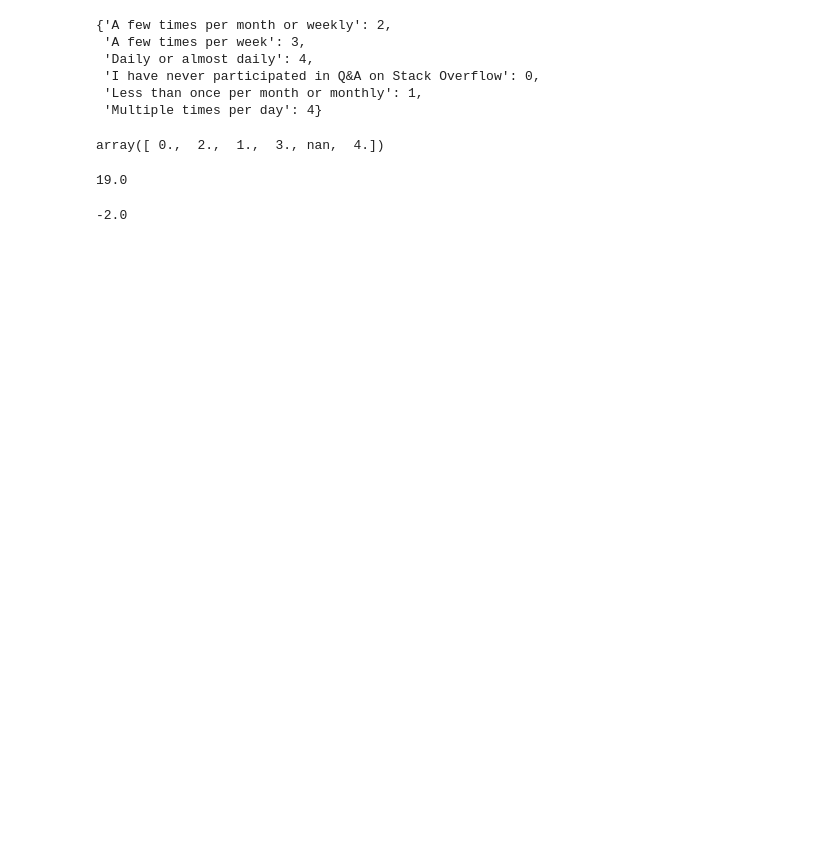
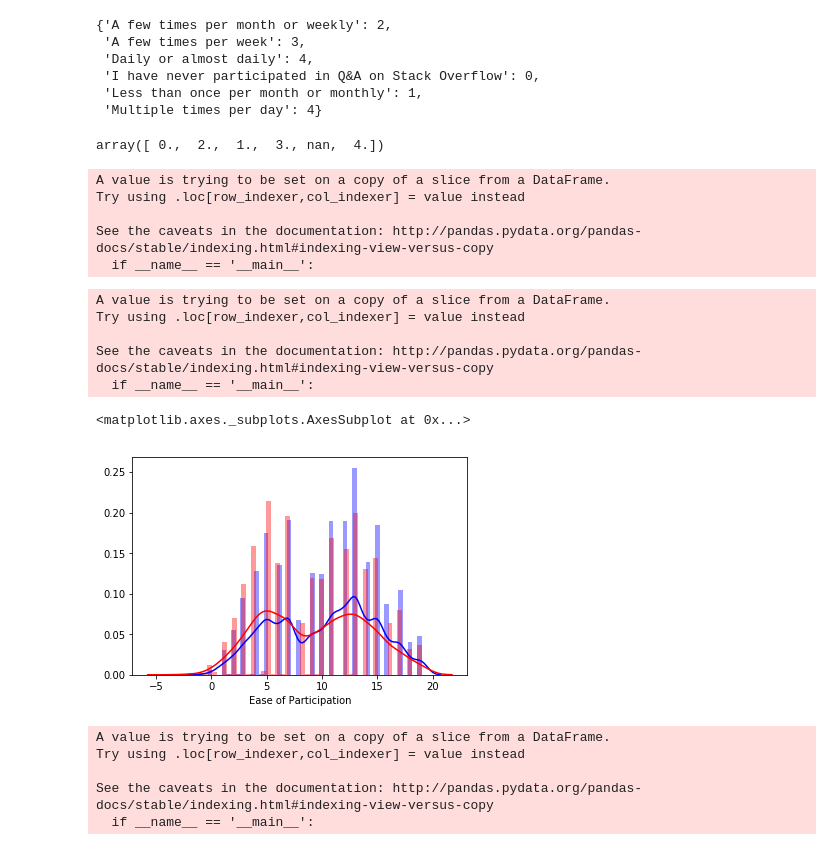
Before and after one commit to Fenil3510/StackOverflow_Kernel, a Jupyter notebook: SO_notebook_2.ipynb, the cells around one changed output. Cells and saved outputs as stored; diff of their text form; code cells hidden in the pictures; blank space fills up the shorter version.

Commit message:
Ease of Participation

```diff
--- a/SO_notebook_2.ipynb
+++ b/SO_notebook_2.ipynb
@@ -442,22 +344,41 @@ participate_map
  'Less than once per month or monthly': 1,
  'Multiple times per day': 4}
 # %%
-participates = stack_learners_only["StackOverflowParticipate"].map(participate_map)
+participates = stack_learners["StackOverflowParticipate"].map(participate_map)
 # %%
 pd.unique(participates)
 # %% [output]
 array([ 0.,  2.,  1.,  3., nan,  4.])
 # %%
-stack_learners_only["Ease of Participation"] += (participates * 2)
+stack_learners["Ease of Participation"] += (participates * 2)
+# %% [output]
+A value is trying to be set on a copy of a slice from a DataFrame.
+Try using .loc[row_indexer,col_indexer] = value instead
+
+See the caveats in the documentation: http://pandas.pydata.org/pandas-docs/stable/indexing.html#indexing-view-versus-copy
+  if __name__ == '__main__':
 # %%
-memberso = stack_learners_only["StackOverflowConsiderMember"].map({'Yes' : 1 , 'No' : 0 , 'I\'m not sure' : 0}) * 4 * 1.5
+memberso = stack_learners["StackOverflowConsiderMember"].map({'Yes' : 1 , 'No' : 0 , 'I\'m not sure' : 0}) * 4 * 1.5
 # %%
-stack_learners_only["Ease of Participation"] += memberso
+stack_learners["Ease of Participation"] += memberso
+# %% [output]
+A value is trying to be set on a copy of a slice from a DataFrame.
+Try using .loc[row_indexer,col_indexer] = value instead
+
+See the caveats in the documentation: http://pandas.pydata.org/pandas-docs/stable/indexing.html#indexing-view-versus-copy
+  if __name__ == '__main__':
-# %%
-max(stack_learners_only["Ease of Participation"])
-# %% [output]
-19.0
-# %%
-min(stack_learners_only["Ease of Participation"])
-# %% [output]
--2.0
+# %%
+plt.figure(1)
+sns.distplot( stack_learners[stack_learners["is_stack_learner"] == 1]["Ease of Participation"].dropna() , color="blue", label="Use Stack" , bins  = 50)
+sns.distplot( stack_learners[stack_learners["is_stack_learner"] == 0]["Ease of Participation"].dropna() , color="red", label="Dont use stack" , bins = 50)
+# %% [output]
+<matplotlib.axes._subplots.AxesSubplot at 0x...>
+[figure, added]
+# %%
+stack_learners['is_islamic'] = stack_learners.Country.isin(yo_muslim["Name"])
+# %% [output]
+A value is trying to be set on a copy of a slice from a DataFrame.
+Try using .loc[row_indexer,col_indexer] = value instead
+
+See the caveats in the documentation: http://pandas.pydata.org/pandas-docs/stable/indexing.html#indexing-view-versus-copy
+  if __name__ == '__main__':
```
Also changed, not shown: parts of 46 cells of this notebook.
